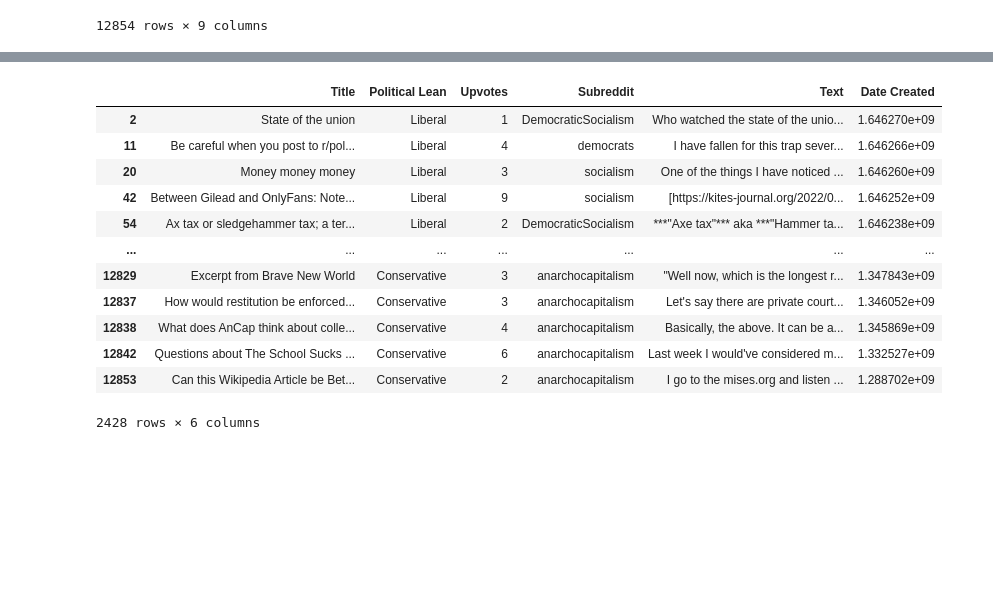
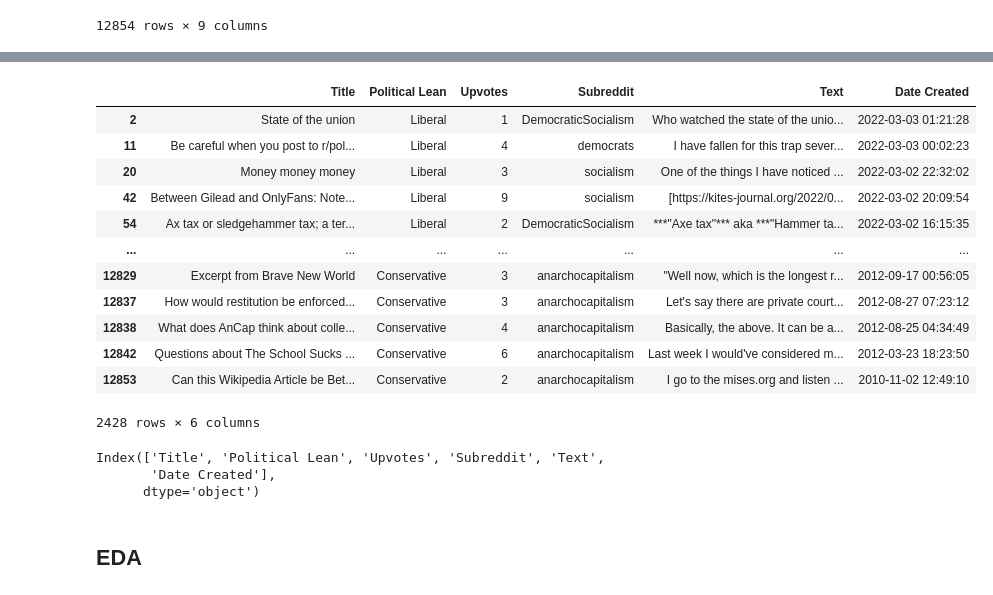
Before and after one commit to Atakamoto/PoliLens, a Jupyter notebook: Analysis_New.ipynb, the cells around one changed output, grey strips where cells are left out. Saved outputs shown, nothing was run; the diff lists cells and outputs as text; code cells hidden in the pictures; blank space fills up the shorter version.

```diff
--- a/Analysis_New.ipynb
+++ b/Analysis_New.ipynb
@@ -9,7 +9,7 @@ import pandas as pd
 # %% [markdown]
 2: Bring out the csv and clean up the data.
 # %%
-Reddit_df = pd.read_csv("Reddit_Post_Data.csv")
+Reddit_df = pd.read_csv("data/Reddit_Post_Data.csv")
 Reddit_df
 # %% [output]
 |  | Title | Political Lean | Score | Id | Subreddit | URL | Num of Comments | Text | Date Created |
@@ -30,18 +44,27 @@ Reddit_df
 # %%
 Reddit_df = Reddit_df.dropna().drop(columns = ['URL', 'Num of Comments', 'Id']).rename(columns= {'Score': 'Upvotes'})
+Reddit_df['Date Created'] = pd.to_datetime(Reddit_df['Date Created'], unit='s')
 Reddit_df.shape
 Reddit_df
 # %% [output]
 |  | Title | Political Lean | Upvotes | Subreddit | Text | Date Created |
-| 2 | State of the union | Liberal | 1 | DemocraticSocialism | Who watched the state of the unio... | 1.646270e+09 |
-| 11 | Be careful when you post to r/pol... | Liberal | 4 | democrats | I have fallen for this trap sever... | 1.646266e+09 |
-| 20 | Money money money | Liberal | 3 | socialism | One of the things I have noticed ... | 1.646260e+09 |
-| 42 | Between Gilead and OnlyFans: Note... | Liberal | 9 | socialism | [https://kites-journal.org/2022/0... | 1.646252e+09 |
-| 54 | Ax tax or sledgehammer tax; a ter... | Liberal | 2 | DemocraticSocialism | ***"Axe tax"*** aka ***"Hammer ta... | 1.646238e+09 |
+| 2 | State of the union | Liberal | 1 | DemocraticSocialism | Who watched the state of the unio... | 2022-03-03 01:21:28 |
+| 11 | Be careful when you post to r/pol... | Liberal | 4 | democrats | I have fallen for this trap sever... | 2022-03-03 00:02:23 |
+| 20 | Money money money | Liberal | 3 | socialism | One of the things I have noticed ... | 2022-03-02 22:32:02 |
+| 42 | Between Gilead and OnlyFans: Note... | Liberal | 9 | socialism | [https://kites-journal.org/2022/0... | 2022-03-02 20:09:54 |
+| 54 | Ax tax or sledgehammer tax; a ter... | Liberal | 2 | DemocraticSocialism | ***"Axe tax"*** aka ***"Hammer ta... | 2022-03-02 16:15:35 |
 | ... | ... | ... | ... | ... | ... | ... |
-| 12829 | Excerpt from Brave New World | Conservative | 3 | anarchocapitalism | "Well now, which is the longest r... | 1.347843e+09 |
-| 12837 | How would restitution be enforced... | Conservative | 3 | anarchocapitalism | Let's say there are private court... | 1.346052e+09 |
-| 12838 | What does AnCap think about colle... | Conservative | 4 | anarchocapitalism | Basically, the above. It can be a... | 1.345869e+09 |
-| 12842 | Questions about The School Sucks ... | Conservative | 6 | anarchocapitalism | Last week I would've considered m... | 1.332527e+09 |
-| 12853 | Can this Wikipedia Article be Bet... | Conservative | 2 | anarchocapitalism | I go to the mises.org and listen ... | 1.288702e+09 |
+| 12829 | Excerpt from Brave New World | Conservative | 3 | anarchocapitalism | "Well now, which is the longest r... | 2012-09-17 00:56:05 |
+| 12837 | How would restitution be enforced... | Conservative | 3 | anarchocapitalism | Let's say there are private court... | 2012-08-27 07:23:12 |
+| 12838 | What does AnCap think about colle... | Conservative | 4 | anarchocapitalism | Basically, the above. It can be a... | 2012-08-25 04:34:49 |
+| 12842 | Questions about The School Sucks ... | Conservative | 6 | anarchocapitalism | Last week I would've considered m... | 2012-03-23 18:23:50 |
+| 12853 | Can this Wikipedia Article be Bet... | Conservative | 2 | anarchocapitalism | I go to the mises.org and listen ... | 2010-11-02 12:49:10 |
 2428 rows × 6 columns
+# %%
+Reddit_df.columns
+# %% [output]
+Index(['Title', 'Political Lean', 'Upvotes', 'Subreddit', 'Text',
+       'Date Created'],
+      dtype='object')
+# %% [markdown]
+## EDA
```
Also changed, not shown: parts of 5 cells of this notebook, 3 other files.
